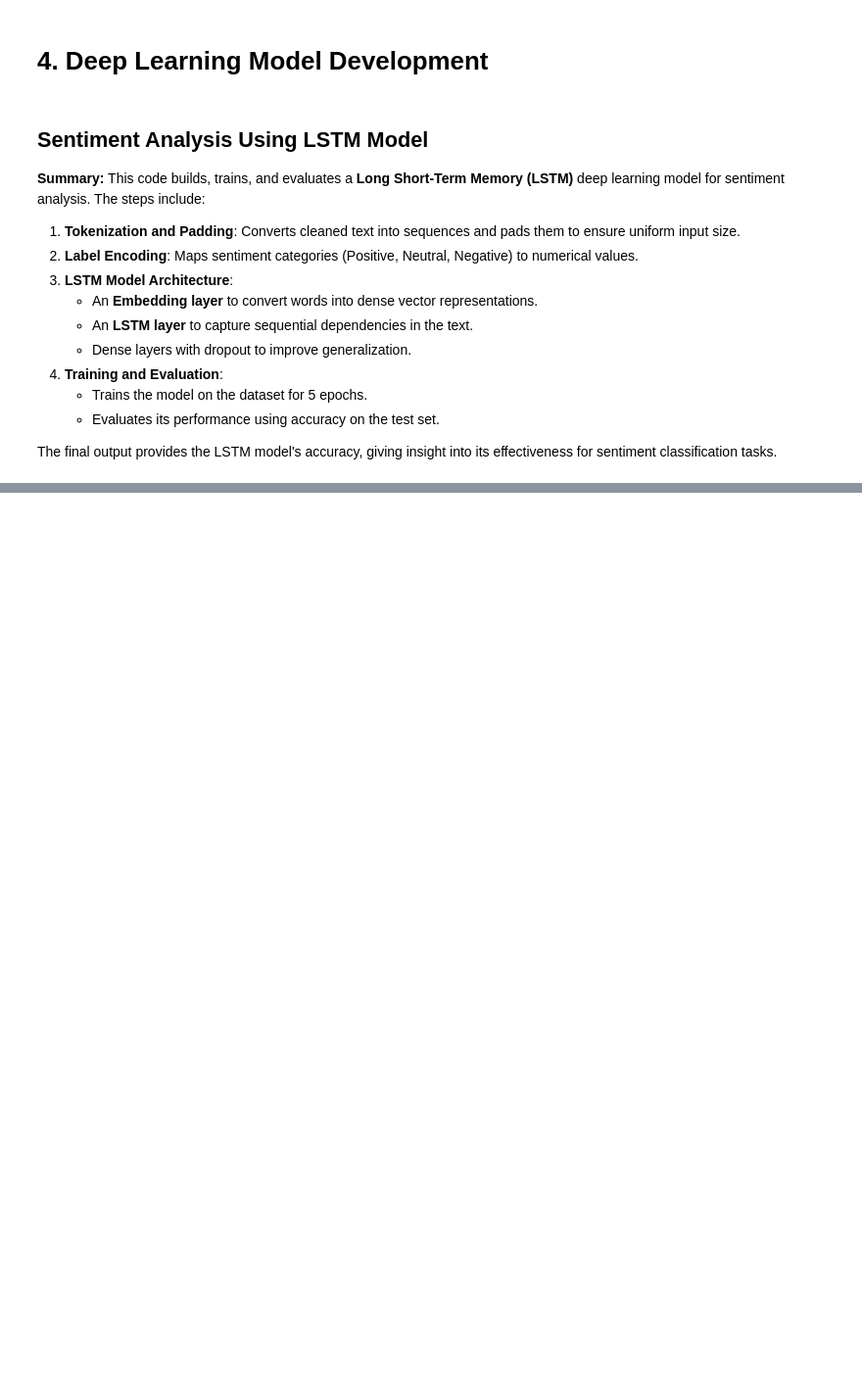
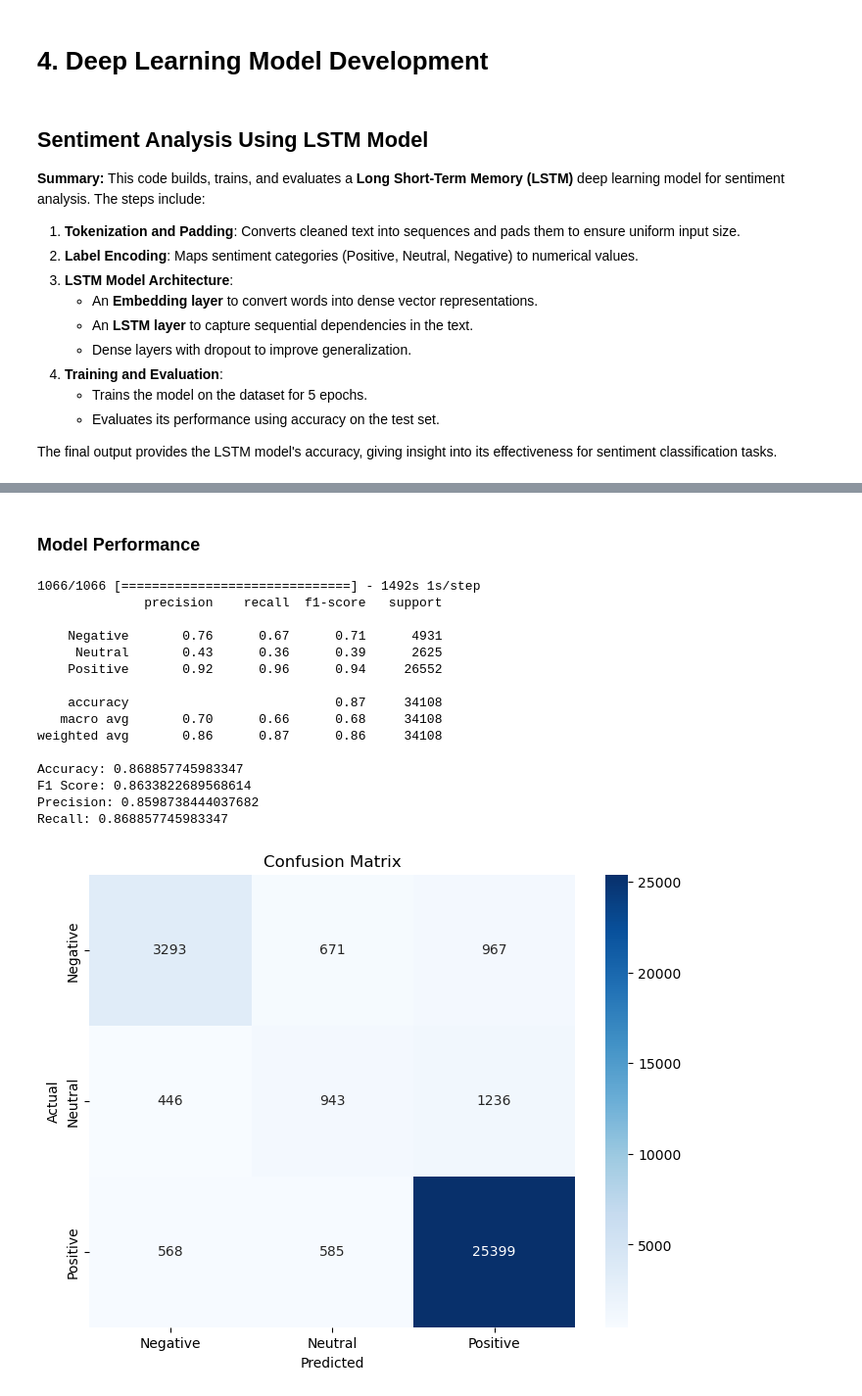
Before and after one commit to tfysekis/Sentiment-Analysis, a Jupyter notebook: Sentiment_Analysis.ipynb, the cells around one changed output, grey strips where cells are left out. Shown: that part at 98% size. Cells and saved outputs as stored; diff of their text form; code cells hidden in the pictures; blank space fills up the shorter version.

```diff
--- a/Sentiment_Analysis.ipynb
+++ b/Sentiment_Analysis.ipynb
@@ -328,0 +242,17 @@ Replacements in 'Cleaned_Text': 2982
+# %%
+!pip install contractions
+import contractions
+
+# Define a function to expand contractions
+def expand_contractions(text):
+    """
+    Expands contractions in the given text.
+    Example: "can't" -> "cannot", "it's" -> "it is"
+    """
+    return contractions.fix(text)
+
+# Apply the contractions expansion function to the dataset
+df_transformed['Expanded_Text'] = df_transformed['Cleaned_Text'].apply(expand_contractions)
+
+# Display the expanded text to verify
+print(df_transformed[['Text', 'Expanded_Text']].head())
@@ -989,0 +767,49 @@ yes
+# %% [markdown]
+### Model Performance
+# %%
+import numpy as np
+import matplotlib.pyplot as plt
+import seaborn as sns
+from sklearn.metrics import classification_report, confusion_matrix, accuracy_score, f1_score, precision_score, recall_score
+
+# Make predictions
+predictions = model.predict(test_dataset)
+y_pred = np.argmax(predictions.logits, axis=1)  # Use .logits and then apply np.argmax()
+
+# Assuming y_test is available and test_labels are the true labels
+y_true = test_labels  # Make sure this matches your test_dataset labels
+
+# Print classification metrics
+print(classification_report(y_true, y_pred, target_names=['Negative', 'Neutral', 'Positive']))
+
+# Compute and print accuracy and other metrics
+print("Accuracy:", accuracy_score(y_true, y_pred))
+print("F1 Score:", f1_score(y_true, y_pred, average='weighted'))
+print("Precision:", precision_score(y_true, y_pred, average='weighted'))
+print("Recall:", recall_score(y_true, y_pred, average='weighted'))
+
+# Plotting confusion matrix
+cm = confusion_matrix(y_true, y_pred)
+plt.figure(figsize=(8,6))
+sns.heatmap(cm, annot=True, fmt="d", cmap='Blues', xticklabels=['Negative', 'Neutral', 'Positive'], yticklabels=['Negative', 'Neutral', 'Positive'])
+plt.ylabel('Actual')
+plt.xlabel('Predicted')
+plt.title('Confusion Matrix')
+plt.show()
+# %% [output]
+1066/1066 [==============================] - 1492s 1s/step
+              precision    recall  f1-score   support
+
+    Negative       0.76      0.67      0.71      4931
+     Neutral       0.43      0.36      0.39      2625
+    Positive       0.92      0.96      0.94     26552
+
+    accuracy                           0.87     34108
+   macro avg       0.70      0.66      0.68     34108
+weighted avg       0.86      0.87      0.86     34108
+
+Accuracy: 0.868857745983347
+F1 Score: 0.8633822689568614
+Precision: 0.8598738444037682
+Recall: 0.868857745983347
+[figure, added]
```
Also changed, not shown: parts of 65 cells of this notebook.
